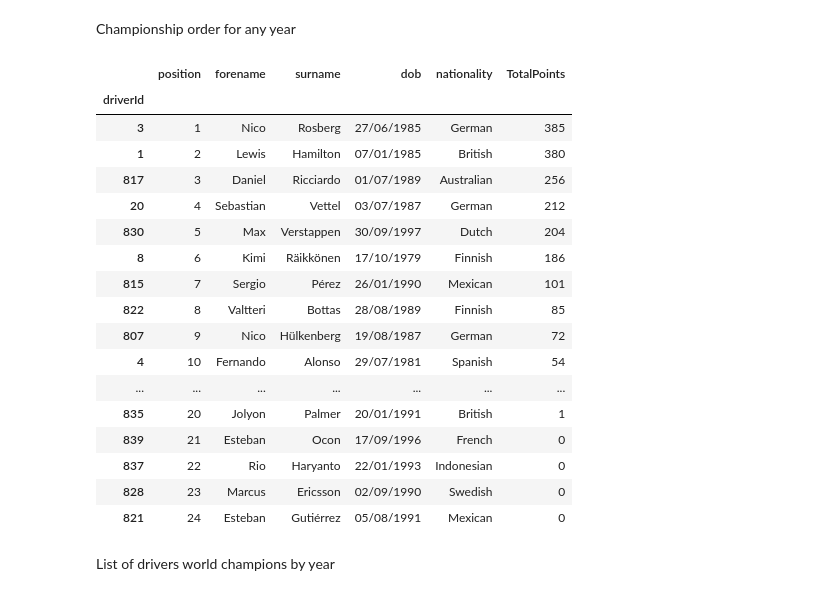
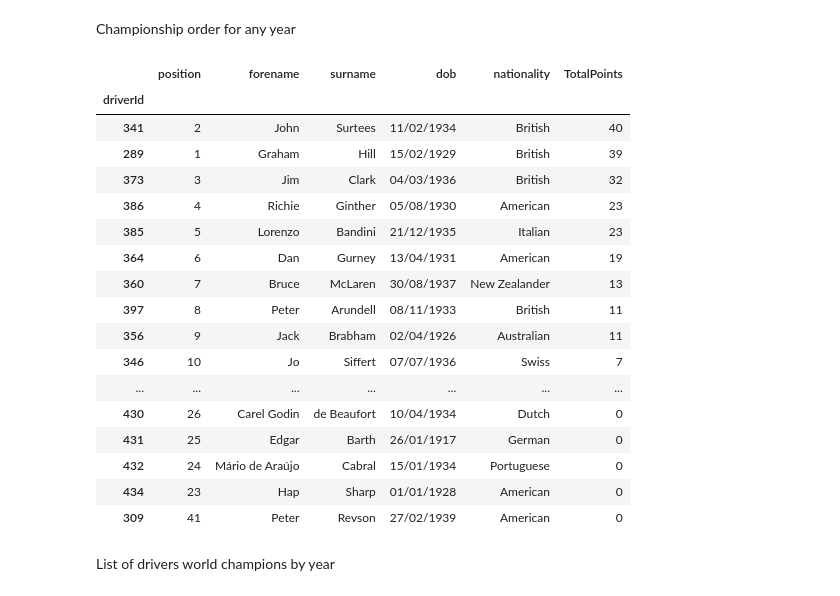
Before and after one commit to osskari/F1Data, a Jupyter notebook: Untitled.ipynb, the cells around one changed output. Cells and saved outputs as stored; diff of their text form; code cells hidden in the pictures.

```diff
--- a/Untitled.ipynb
+++ b/Untitled.ipynb
@@ -323,39 +323,47 @@ Championship order for any year
 # %%
 def getStandingsForYear(year):
     stand = pd.read_sql_query(' '.join([
         f'SELECT d.driverId, d.forename, d.surname, d.dob, d.nationality, SUM(res.points) as TotalPoints',
         'FROM Results AS res',
         'JOIN Races AS rc',
         'ON rc.raceId = res.raceId',
         'JOIN Drivers as d',
         'ON d.driverId = res.driverId',
         f'WHERE rc.year = {year}',
         'GROUP BY res.driverId',
         'ORDER BY TotalPoints DESC'
     ]), engine)
+    # Fix edge cases where not all races counting changed order
+    if year == 1964:
+        stand.at[0, 'TotalPoints'] = 39
+        stand = stand.sort_values(by=['TotalPoints'], ascending=False)
+    elif year == 1988:
+        stand.at[0, 'TotalPoints'] = 87
+        stand.at[1, 'TotalPoints'] = 90
+        stand = stand.sort_values(by=['TotalPoints'], ascending=False)
     stand.insert(1, 'position', [x+1 for x in stand.index])
     return stand.set_index('driverId')
 
-getStandingsForYear(2016)
+getStandingsForYear(1964)
 # %% [output]
 |  | position | forename | surname | dob | nationality | TotalPoints |
 | driverId |  |  |  |  |  |  |
-| 3 | 1 | Nico | Rosberg | 27/06/1985 | German | 385 |
-| 1 | 2 | Lewis | Hamilton | 07/01/1985 | British | 380 |
-| 817 | 3 | Daniel | Ricciardo | 01/07/1989 | Australian | 256 |
-| 20 | 4 | Sebastian | Vettel | 03/07/1987 | German | 212 |
-| 830 | 5 | Max | Verstappen | 30/09/1997 | Dutch | 204 |
-| 8 | 6 | Kimi | Räikkönen | 17/10/1979 | Finnish | 186 |
-| 815 | 7 | Sergio | Pérez | 26/01/1990 | Mexican | 101 |
-| 822 | 8 | Valtteri | Bottas | 28/08/1989 | Finnish | 85 |
-| 807 | 9 | Nico | Hülkenberg | 19/08/1987 | German | 72 |
-| 4 | 10 | Fernando | Alonso | 29/07/1981 | Spanish | 54 |
+| 341 | 2 | John | Surtees | 11/02/1934 | British | 40 |
+| 289 | 1 | Graham | Hill | 15/02/1929 | British | 39 |
+| 373 | 3 | Jim | Clark | 04/03/1936 | British | 32 |
+| 386 | 4 | Richie | Ginther | 05/08/1930 | American | 23 |
+| 385 | 5 | Lorenzo | Bandini | 21/12/1935 | Italian | 23 |
+| 364 | 6 | Dan | Gurney | 13/04/1931 | American | 19 |
+| 360 | 7 | Bruce | McLaren | 30/08/1937 | New Zealander | 13 |
+| 397 | 8 | Peter | Arundell | 08/11/1933 | British | 11 |
+| 356 | 9 | Jack | Brabham | 02/04/1926 | Australian | 11 |
+| 346 | 10 | Jo | Siffert | 07/07/1936 | Swiss | 7 |
 | ... | ... | ... | ... | ... | ... | ... |
-| 835 | 20 | Jolyon | Palmer | 20/01/1991 | British | 1 |
-| 839 | 21 | Esteban | Ocon | 17/09/1996 | French | 0 |
-| 837 | 22 | Rio | Haryanto | 22/01/1993 | Indonesian | 0 |
-| 828 | 23 | Marcus | Ericsson | 02/09/1990 | Swedish | 0 |
-| 821 | 24 | Esteban | Gutiérrez | 05/08/1991 | Mexican | 0 |
+| 430 | 26 | Carel Godin | de Beaufort | 10/04/1934 | Dutch | 0 |
+| 431 | 25 | Edgar | Barth | 26/01/1917 | German | 0 |
+| 432 | 24 | Mário de Araújo | Cabral | 15/01/1934 | Portuguese | 0 |
+| 434 | 23 | Hap | Sharp | 01/01/1928 | American | 0 |
+| 309 | 41 | Peter | Revson | 27/02/1939 | American | 0 |
 # %% [markdown]
 List of drivers world champions by year
 # %%
```
Also changed, not shown: parts of 2 cells of this notebook.
